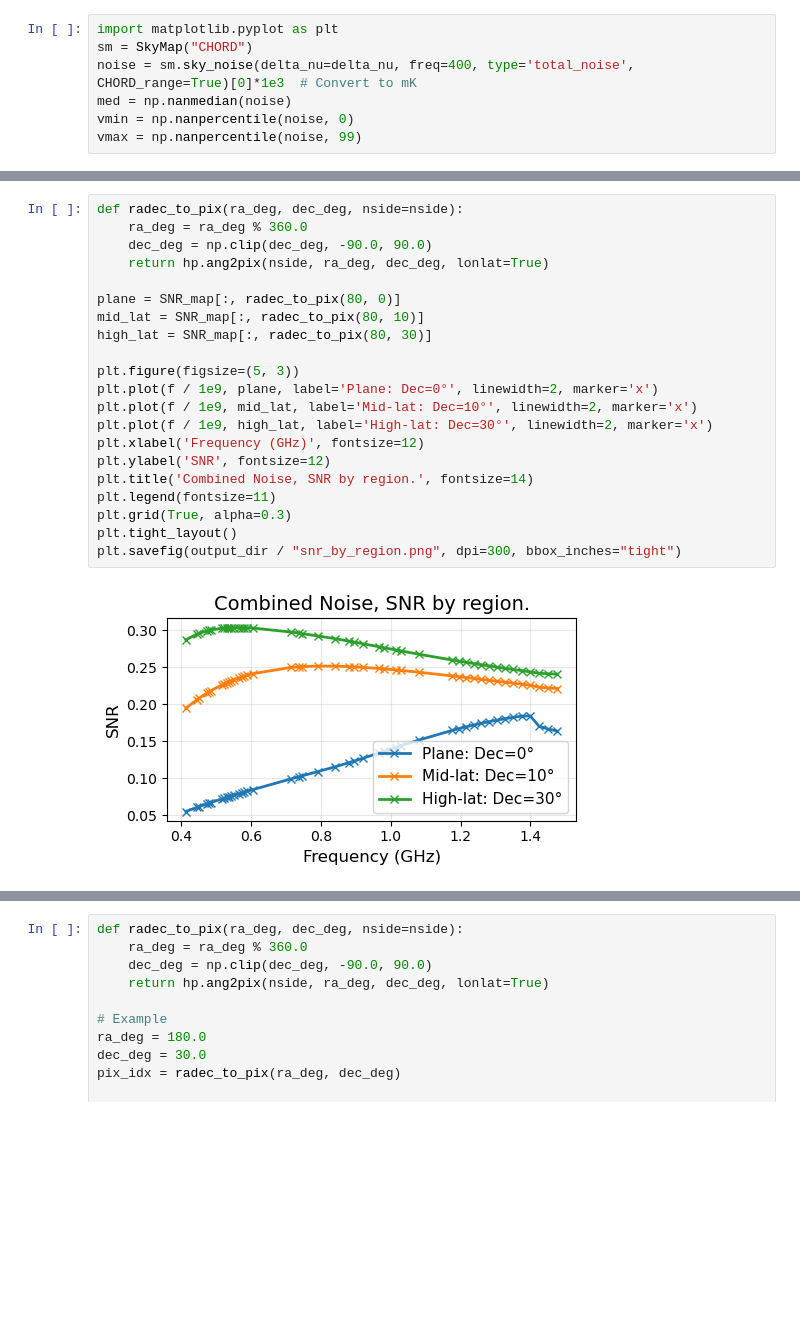
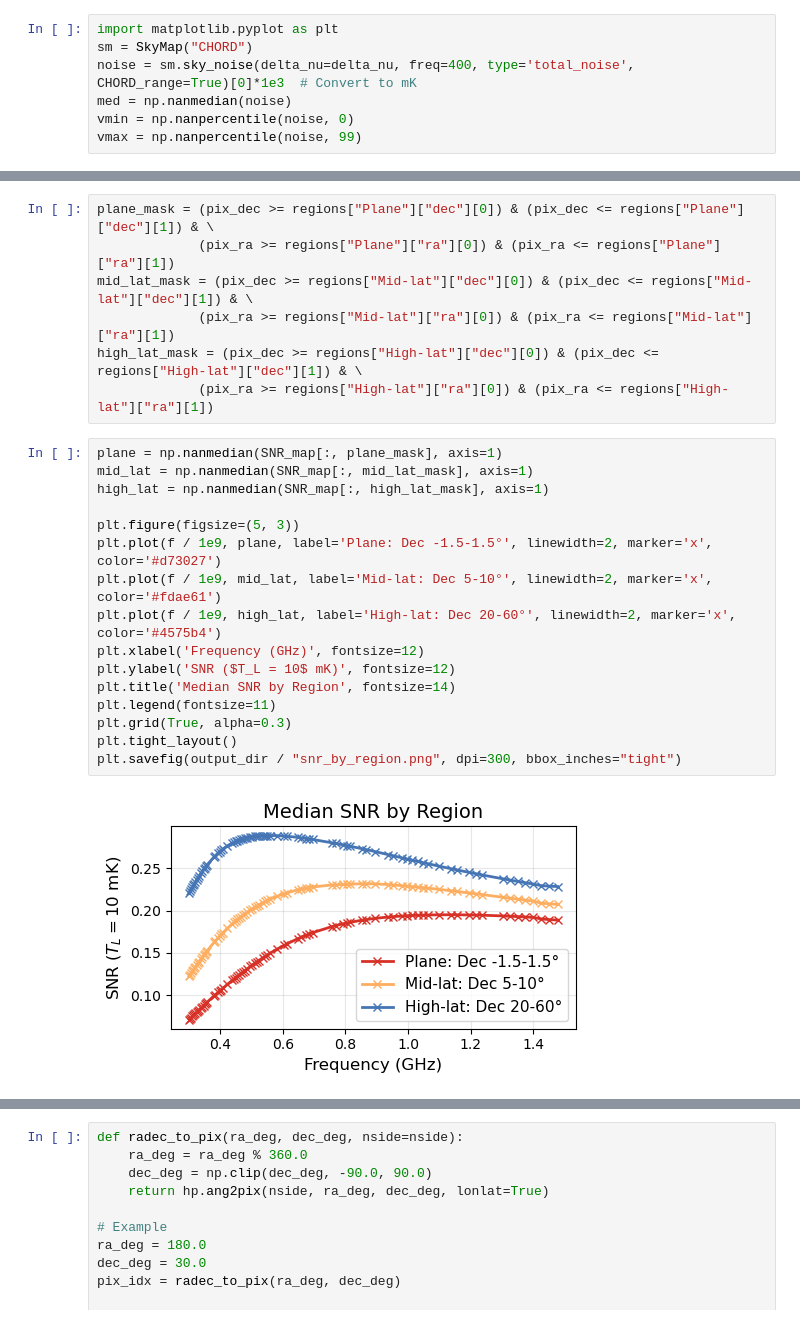
Before and after one commit to DuncanCSt/CHORD_Sensitivity, a Jupyter notebook: notebooks/sensitivity/SNR_by_region.ipynb, the cells around one changed output, grey strips where cells are left out. Drawn from its saved outputs; the diff is of its cells as text; blank space fills up the shorter version.

```diff
--- a/notebooks/sensitivity/SNR_by_region.ipynb
+++ b/notebooks/sensitivity/SNR_by_region.ipynb
@@ -120,26 +105,28 @@ plt.savefig(output_dir / "snr_locations.png", dpi=300, bbox_inches="tight")
+# %%
+plane_mask = (pix_dec >= regions["Plane"]["dec"][0]) & (pix_dec <= regions["Plane"]["dec"][1]) & \
+             (pix_ra >= regions["Plane"]["ra"][0]) & (pix_ra <= regions["Plane"]["ra"][1])
+mid_lat_mask = (pix_dec >= regions["Mid-lat"]["dec"][0]) & (pix_dec <= regions["Mid-lat"]["dec"][1]) & \
+             (pix_ra >= regions["Mid-lat"]["ra"][0]) & (pix_ra <= regions["Mid-lat"]["ra"][1])
+high_lat_mask = (pix_dec >= regions["High-lat"]["dec"][0]) & (pix_dec <= regions["High-lat"]["dec"][1]) & \
+             (pix_ra >= regions["High-lat"]["ra"][0]) & (pix_ra <= regions["High-lat"]["ra"][1])
 # %%
-def radec_to_pix(ra_deg, dec_deg, nside=nside):
-    ra_deg = ra_deg % 360.0
-    dec_deg = np.clip(dec_deg, -90.0, 90.0)
-    return hp.ang2pix(nside, ra_deg, dec_deg, lonlat=True)
-
-plane = SNR_map[:, radec_to_pix(80, 0)]
-mid_lat = SNR_map[:, radec_to_pix(80, 10)]
-high_lat = SNR_map[:, radec_to_pix(80, 30)]
+plane = np.nanmedian(SNR_map[:, plane_mask], axis=1)
+mid_lat = np.nanmedian(SNR_map[:, mid_lat_mask], axis=1)
+high_lat = np.nanmedian(SNR_map[:, high_lat_mask], axis=1)
 
 plt.figure(figsize=(5, 3))
-plt.plot(f / 1e9, plane, label='Plane: Dec=0°', linewidth=2, marker='x')
-plt.plot(f / 1e9, mid_lat, label='Mid-lat: Dec=10°', linewidth=2, marker='x')
-plt.plot(f / 1e9, high_lat, label='High-lat: Dec=30°', linewidth=2, marker='x')
+plt.plot(f / 1e9, plane, label='Plane: Dec -1.5-1.5°', linewidth=2, marker='x', color='#d73027')
+plt.plot(f / 1e9, mid_lat, label='Mid-lat: Dec 5-10°', linewidth=2, marker='x', color='#fdae61')
+plt.plot(f / 1e9, high_lat, label='High-lat: Dec 20-60°', linewidth=2, marker='x', color='#4575b4')
 plt.xlabel('Frequency (GHz)', fontsize=12)
-plt.ylabel('SNR', fontsize=12)
-plt.title('Combined Noise, SNR by region.', fontsize=14)
+plt.ylabel('SNR ($T_L = 10$ mK)', fontsize=12)
+plt.title('Median SNR by Region', fontsize=14)
 plt.legend(fontsize=11)
 plt.grid(True, alpha=0.3)
 plt.tight_layout()
 plt.savefig(output_dir / "snr_by_region.png", dpi=300, bbox_inches="tight")
 # %% [output]
-[figure, old version]
+[figure, new version]
 # %%
 noise_sky_map = sky_map.sky_noise(delta_nu=delta_nu, freq=f, type='total_noise', CHORD_range=True)[0]
 galactic_map = np.full(hp.nside2npix(nside), x_0, dtype=float)
```
Also changed, not shown: parts of 6 cells of this notebook, 18 other files.
